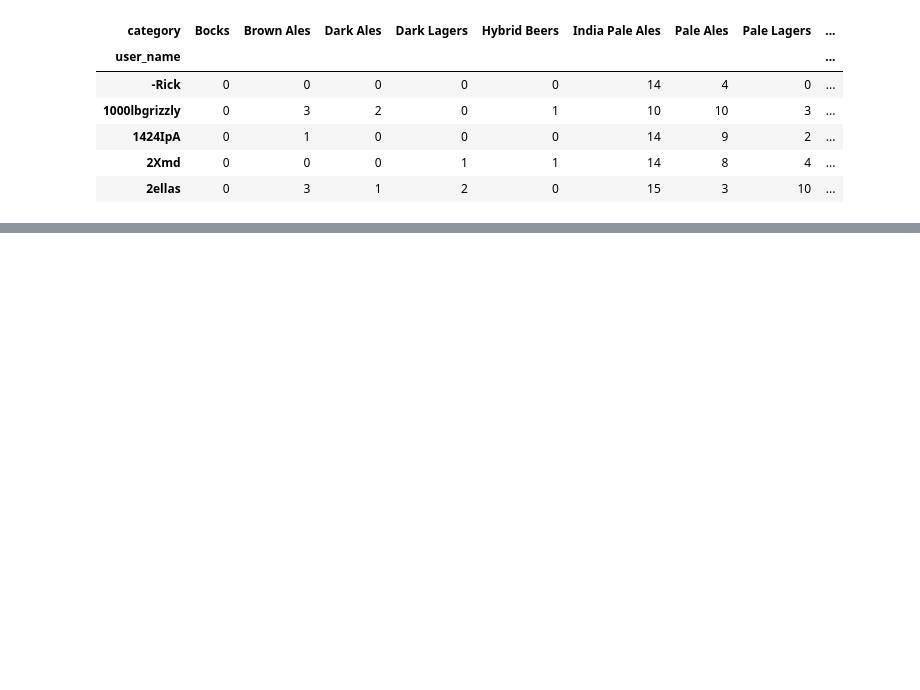
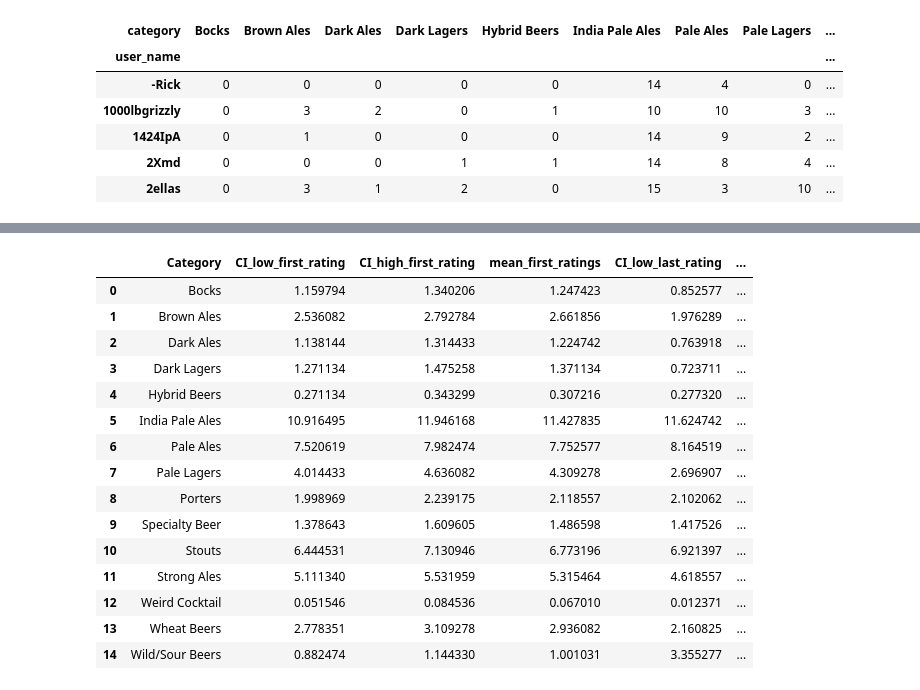
Before and after one commit to epfl-ada/ada-2022-project-radar, a Jupyter notebook: m3_clean.ipynb, the cells around one changed output, grey strips where cells are left out. Saved outputs shown, nothing was run; the diff lists cells and outputs as text; code cells hidden in the pictures; blank space fills up the shorter version.

Commit message:
bootstrap and mapping

```diff
--- a/m3_clean.ipynb
+++ b/m3_clean.ipynb
@@ -500,5 +506,5 @@ fig.write_html("centroid_first_5_justification.html")
 # %%
-user_to_cat["first_50_cluster"] = our_clustering_4.labels_
+user_to_cat_first["first_50_cluster"] = our_clustering_4.labels_
 # %%
 # How many beers of different categories a user rated in his last 50 ratings
 
@@ -514,3 +520,8 @@ user_to_cat_last.head(5)
 | 1424IpA | 0 | 1 | 0 | 0 | 0 | 14 | 9 | 2 | ... |
 | 2Xmd | 0 | 0 | 0 | 1 | 1 | 14 | 8 | 4 | ... |
 | 2ellas | 0 | 3 | 1 | 2 | 0 | 15 | 3 | 10 | ... |
+# %%
+user_to_cat_first["first_50_cluster"] = our_clustering_4.labels_
+user_to_cat_last["first_50_cluster"] = our_clustering_4.labels_
+
+user_to_cat_first.head(5)
@@ -516,0 +594,53 @@ user_to_cat_last.head(5)
+# %%
+## All bootstrap
+
+cate_list=[]
+ci_low_mean_first_rating_list=[]
+ci_high_mean_first_rating_list=[]
+mean_first_rating_list=[]
+ci_low_mean_last_rating_list=[]
+ci_high_mean_last_rating_list=[]
+mean_last_rating_list=[]
+t_test_list=[]
+categ_beer = user_to_cat_first.columns[0:15]
+
+for cate in categ_beer:
+
+    current_ttest=ttest_rel(user_to_cat_first[cate],user_to_cat_last[cate])[1]
+    #if current_ttest<0.05:
+    #print('the p-value for ttest in the team',team,'for the category',cate,'is',current_ttest)
+    ci_low_mean_first_rating, ci_high_mean_first_rating = bootstrap((user_to_cat_first[cate].values,), np.mean).confidence_interval
+    ci_low_mean_last_rating, ci_high_mean_last_rating = bootstrap((user_to_cat_last[cate].values,), np.mean).confidence_interval
+    mean_first_rating_list.append(user_to_cat_first[cate].mean())
+    mean_last_rating_list.append(user_to_cat_last[cate].mean())
+    cate_list.append(cate)
+    ci_low_mean_first_rating_list.append(ci_low_mean_first_rating)
+    ci_high_mean_first_rating_list.append(ci_high_mean_first_rating)
+    ci_low_mean_last_rating_list.append(ci_low_mean_last_rating)
+    ci_high_mean_last_rating_list.append(ci_high_mean_last_rating)
+    t_test_list.append(current_ttest)
+# %%
+conf_inter_all= pd.DataFrame({ 'Category' : cate_list, 'CI_low_first_rating':ci_low_mean_first_rating_list,
+                    'CI_high_first_rating':ci_high_mean_first_rating_list,'mean_first_ratings':mean_first_rating_list,
+                    'CI_low_last_rating':ci_low_mean_last_rating_list,'CI_high_last_rating':ci_high_mean_last_rating_list,
+                    'mean_last_ratings':mean_last_rating_list,'t_test':t_test_list})
+conf_inter_all['Cluster'] = 'All'
+# %%
+conf_inter_all
+# %% [output]
+|  | Category | CI_low_first_rating | CI_high_first_rating | mean_first_ratings | CI_low_last_rating | ... |
+| 0 | Bocks | 1.159794 | 1.340206 | 1.247423 | 0.852577 | ... |
+| 1 | Brown Ales | 2.536082 | 2.792784 | 2.661856 | 1.976289 | ... |
+| 2 | Dark Ales | 1.138144 | 1.314433 | 1.224742 | 0.763918 | ... |
+| 3 | Dark Lagers | 1.271134 | 1.475258 | 1.371134 | 0.723711 | ... |
+| 4 | Hybrid Beers | 0.271134 | 0.343299 | 0.307216 | 0.277320 | ... |
+| 5 | India Pale Ales | 10.916495 | 11.946168 | 11.427835 | 11.624742 | ... |
+| 6 | Pale Ales | 7.520619 | 7.982474 | 7.752577 | 8.164519 | ... |
+| 7 | Pale Lagers | 4.014433 | 4.636082 | 4.309278 | 2.696907 | ... |
+| 8 | Porters | 1.998969 | 2.239175 | 2.118557 | 2.102062 | ... |
+| 9 | Specialty Beer | 1.378643 | 1.609605 | 1.486598 | 1.417526 | ... |
+| 10 | Stouts | 6.444531 | 7.130946 | 6.773196 | 6.921397 | ... |
+| 11 | Strong Ales | 5.111340 | 5.531959 | 5.315464 | 4.618557 | ... |
+| 12 | Weird Cocktail | 0.051546 | 0.084536 | 0.067010 | 0.012371 | ... |
+| 13 | Wheat Beers | 2.778351 | 3.109278 | 2.936082 | 2.160825 | ... |
+| 14 | Wild/Sour Beers | 0.882474 | 1.144330 | 1.001031 | 3.355277 | ... |
```
Also changed, not shown: parts of 26 cells of this notebook, 4 other files.
